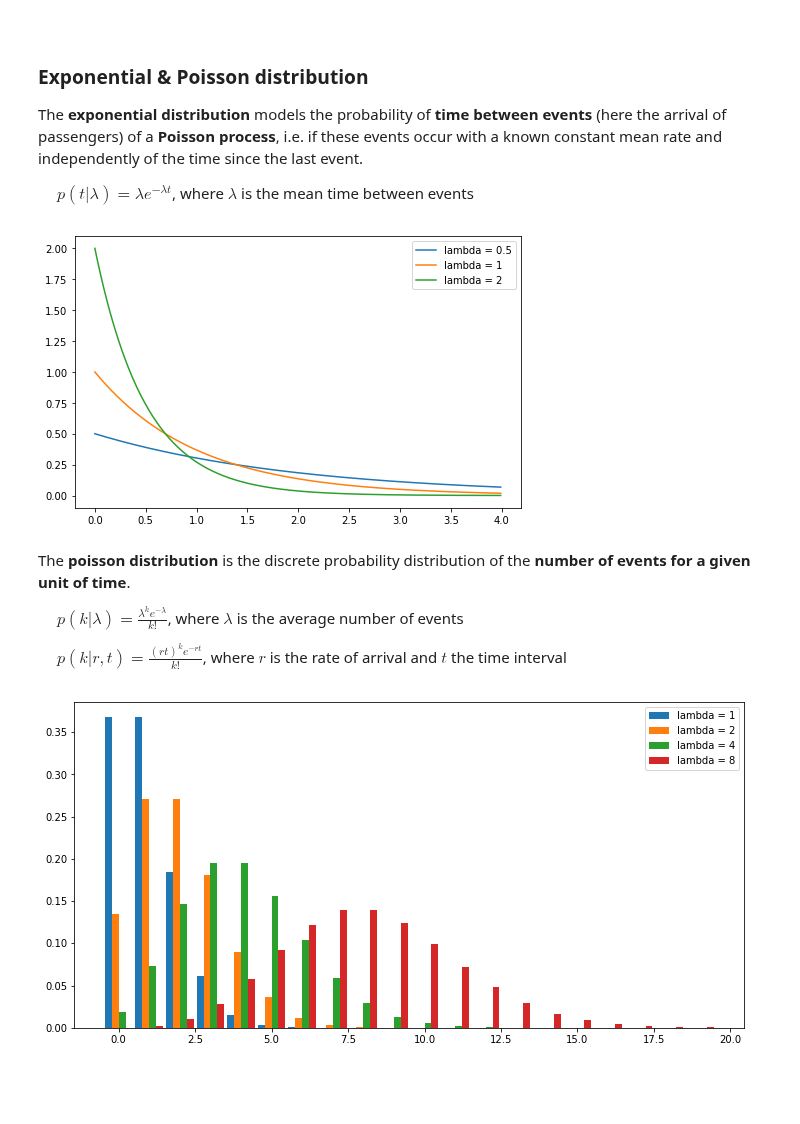
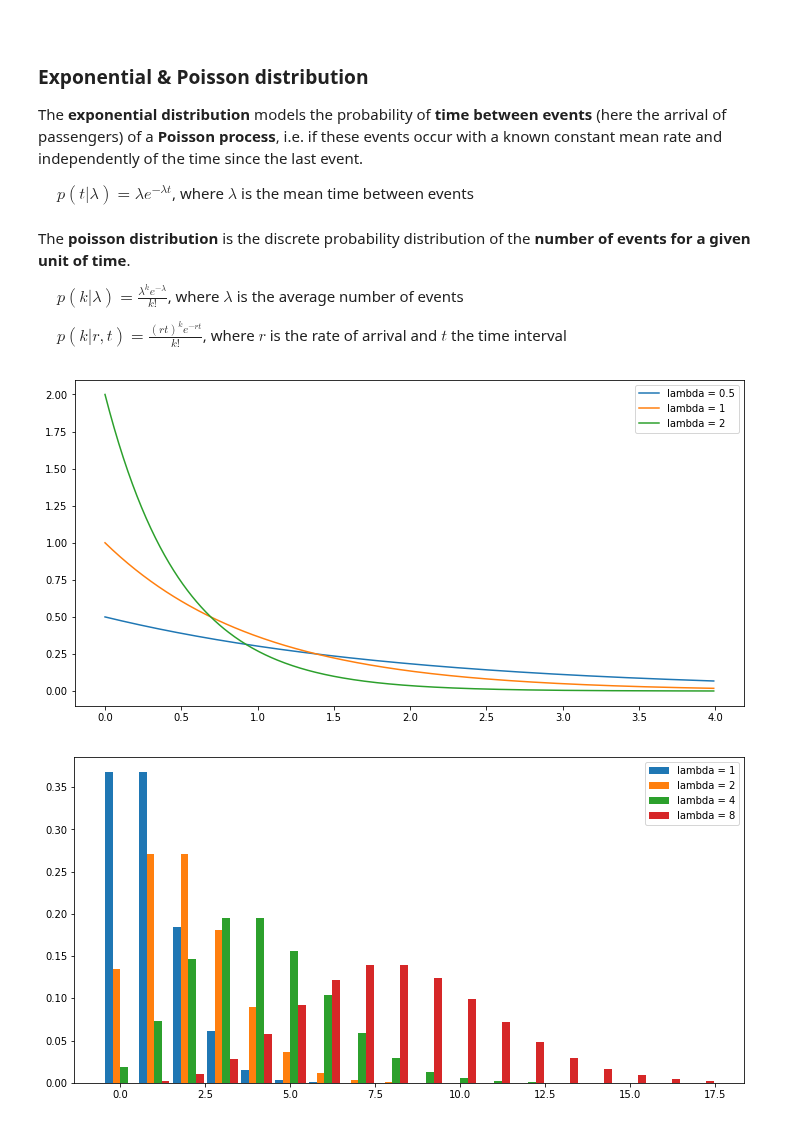
Before and after one commit to QuentinDuval/PythonExperiments, a Jupyter notebook: ml/0_basic_inference.ipynb, the cells around one changed output. Saved outputs shown, nothing was run; the diff lists cells and outputs as text; code cells hidden in the pictures; blank space fills up the shorter version.

```diff
--- a/ml/0_basic_inference.ipynb
+++ b/ml/0_basic_inference.ipynb
@@ -788,19 +788,6 @@ We know that the bus is passing every 10 minutes. When coming to the bus station
 The **exponential distribution** models the probability of **time between events** (here the arrival of passengers) of a **Poisson process**, i.e. if these events occur with a known constant mean rate and independently of the time since the last event.
 
 &emsp; $p(t|\lambda) = \lambda e^{-\lambda t}$, where $\lambda$ is the mean time between events
-# %%
-def exp_distribution(lam, xs):
-    return lam * np.exp(- lam * xs)
-
-xs = np.arange(0., 4., 0.01)
-plt.figure(figsize=(8,5))
-plt.plot(xs, exp_distribution(0.5, xs), label='lambda = 0.5')
-plt.plot(xs, exp_distribution(1.0, xs), label='lambda = 1')
-plt.plot(xs, exp_distribution(2.0, xs), label='lambda = 2')
-plt.legend()
-plt.show()
-# %% [output]
-[figure, removed]
 # %% [markdown]
 The **poisson distribution** is the discrete probability distribution of the **number of events for a given unit of time**.
 
@@ -808,23 +795,35 @@ The **poisson distribution** is the discrete probability distribution of the **n
 
 &emsp; $p(k|r,t) = \frac{(rt)^k e^{-rt}}{k!}$, where $r$ is the rate of arrival and $t$ the time interval
 # %%
+def exp_distribution(lam, xs):
+    return lam * np.exp(- lam * xs)
+
+xs = np.arange(0., 4., 0.01)
+plt.figure(figsize=(12,6))
+plt.plot(xs, exp_distribution(0.5, xs), label='lambda = 0.5')
+plt.plot(xs, exp_distribution(1.0, xs), label='lambda = 1')
+plt.plot(xs, exp_distribution(2.0, xs), label='lambda = 2')
+plt.legend()
+plt.show()
+
 def factorial(k):
     n = 1
     for i in range(1, k+1):
         n *= i
     return n
 
 def poisson_distribution(lam, ks):
     return [lam ** k * np.exp(-lam) / factorial(k) for k in ks]
 
-xs = np.arange(0, 20, 1)
+xs = np.arange(0, 18, 1)
 plt.figure(figsize=(12,6))
 width = 0.9 / 4
 plt.bar(xs - 1.5 * width, poisson_distribution(1.0, xs), width, label='lambda = 1')
 plt.bar(xs - 0.5 *width, poisson_distribution(2.0, xs), width, label='lambda = 2')
 plt.bar(xs + 0.5 * width, poisson_distribution(4.0, xs), width, label='lambda = 4')
 plt.bar(xs + 1.5 * width, poisson_distribution(8.0, xs), width, label='lambda = 8')
 plt.legend()
 plt.show()
 # %% [output]
-[figure, old version]
+[figure, new version]
+[figure, added]
```
Also changed, not shown: parts of 8 cells of this notebook.
